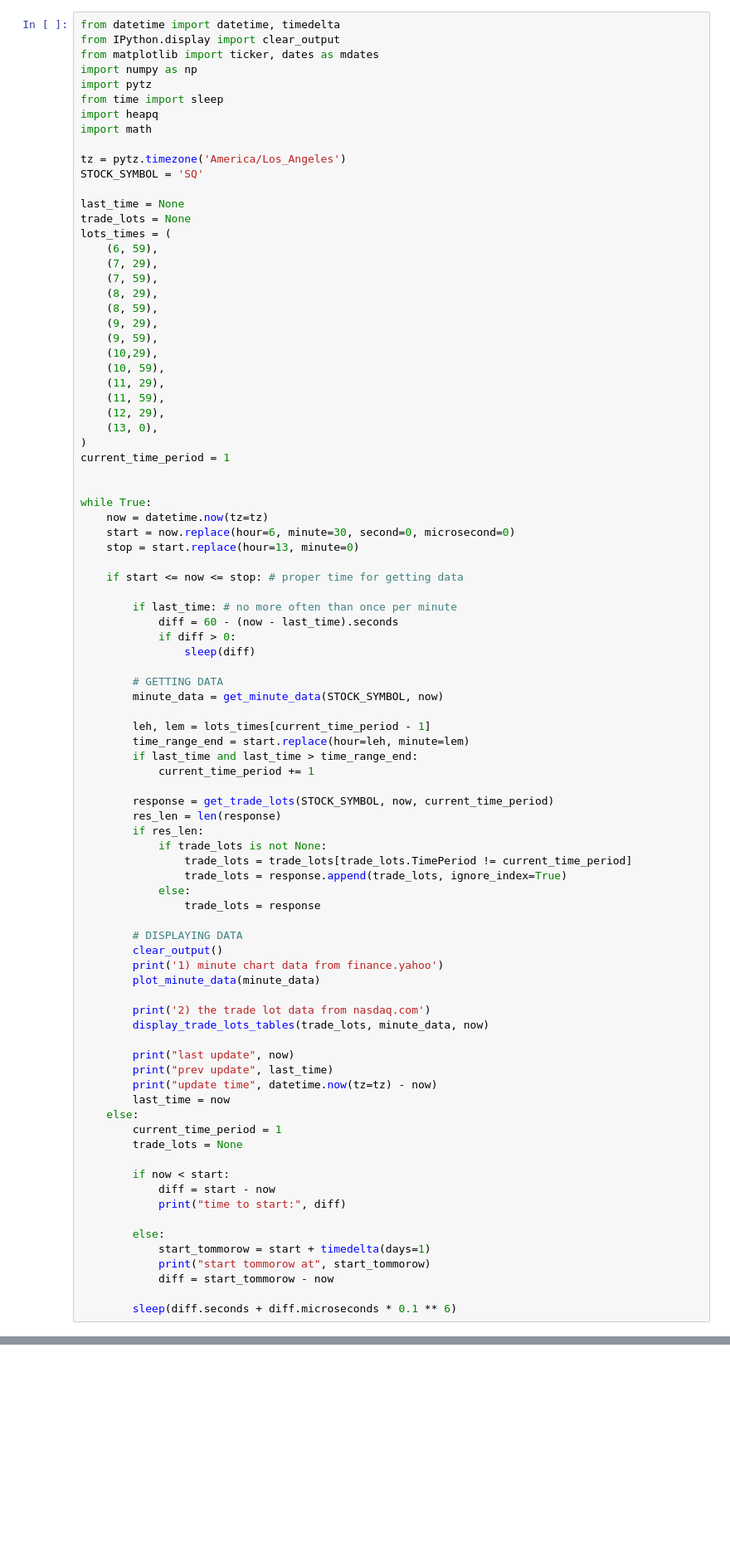
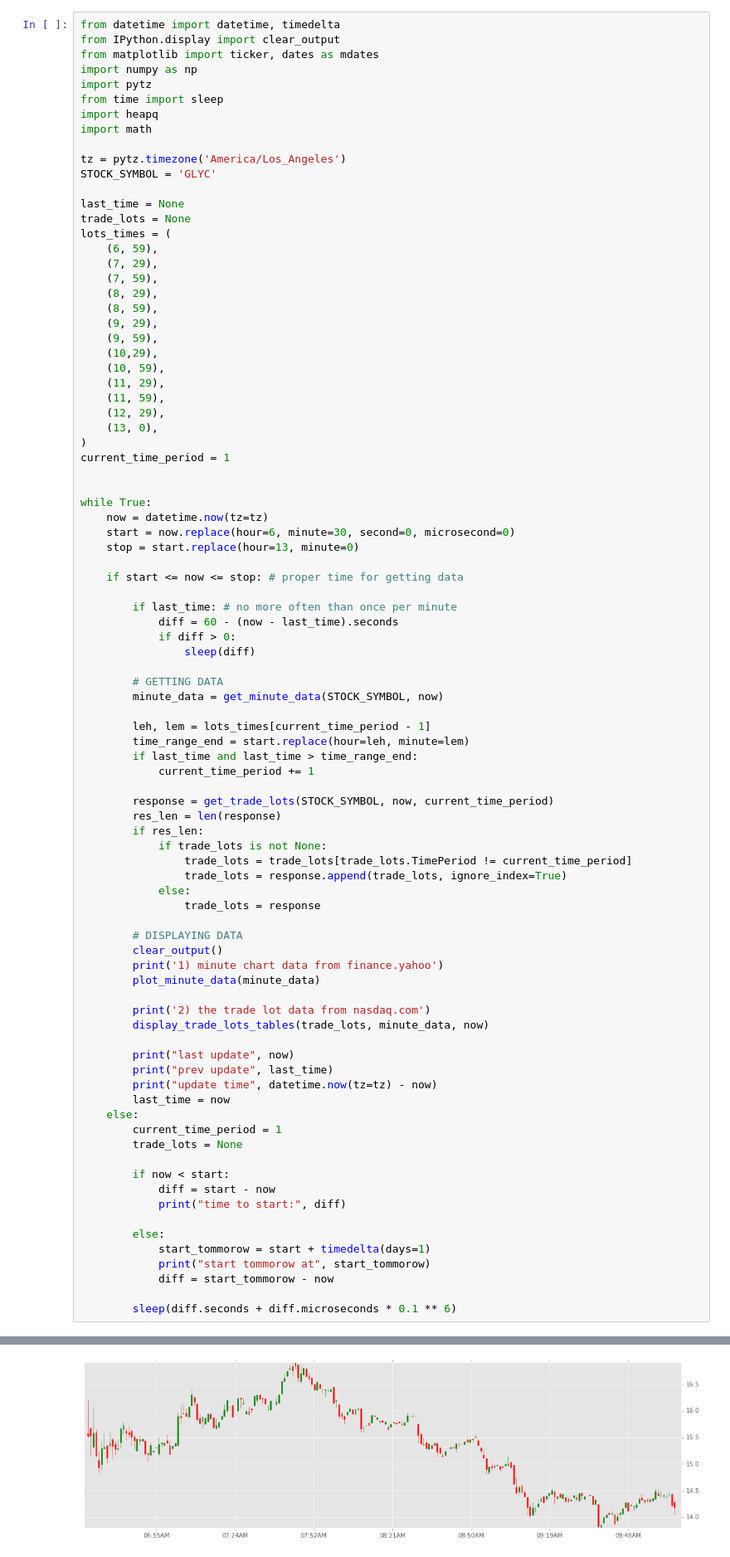
Before and after one commit to alekseystryukov/notebooks, a Jupyter notebook: N06_TradingDayDataVisualization.ipynb, the cells around one changed output, grey strips where cells are left out. Shown at 83% size. Cells and saved outputs as stored; diff of their text form; blank space fills up the shorter version.

```diff
--- a/N06_TradingDayDataVisualization.ipynb
+++ b/N06_TradingDayDataVisualization.ipynb
@@ -380,7 +414,7 @@ import heapq
 import math
 
 tz = pytz.timezone('America/Los_Angeles')
-STOCK_SYMBOL = 'SQ'
+STOCK_SYMBOL = 'GLYC'
 
 last_time = None
 trade_lots = None
@@ -457,3 +491,4 @@ while True:
             diff = start_tommorow - now
 
         sleep(diff.seconds + diff.microseconds * 0.1 ** 6)
+# %% [output]
@@ -459,0 +496 @@ while True:
+[figure, added]
```
Also changed, not shown: parts of 5 cells of this notebook, 8 other files.
